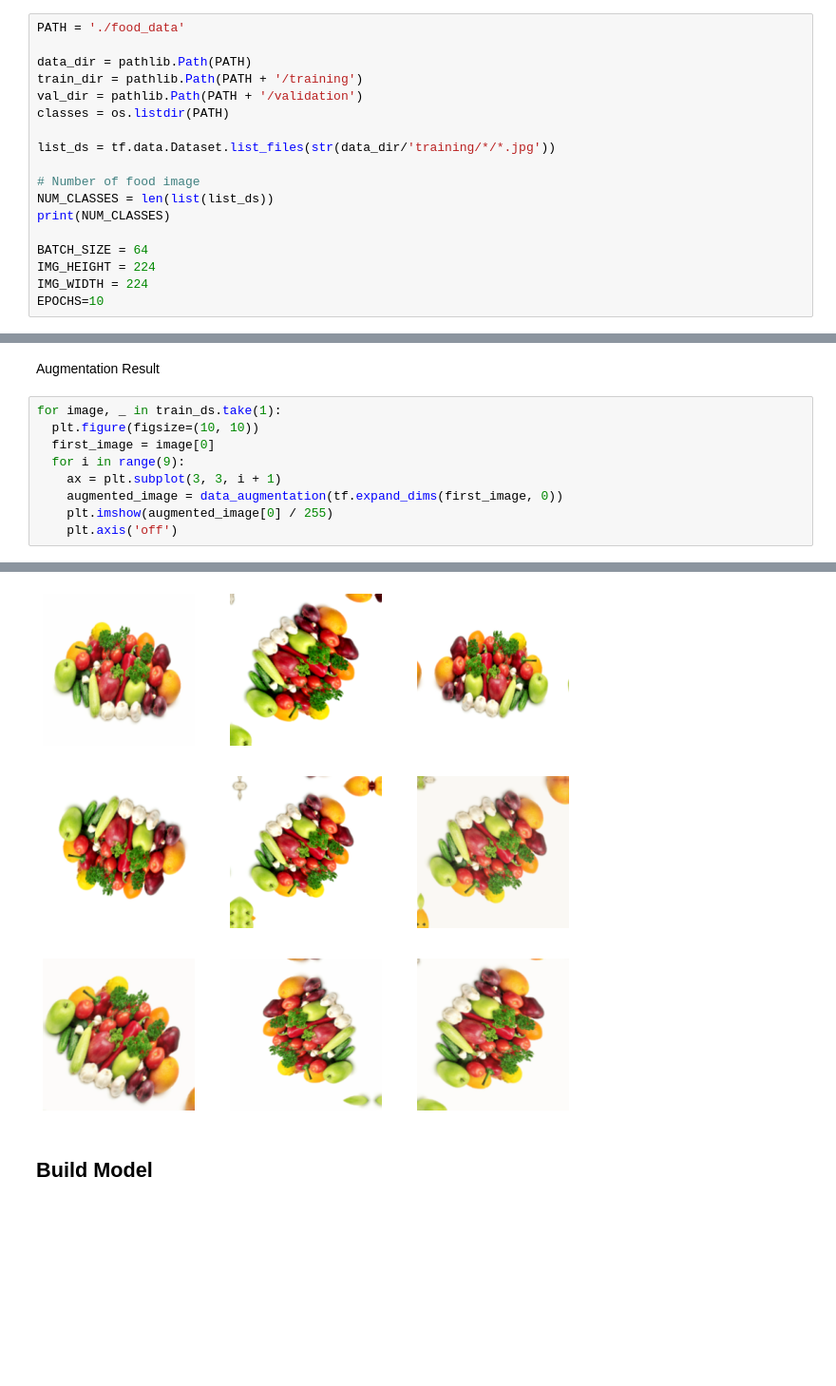
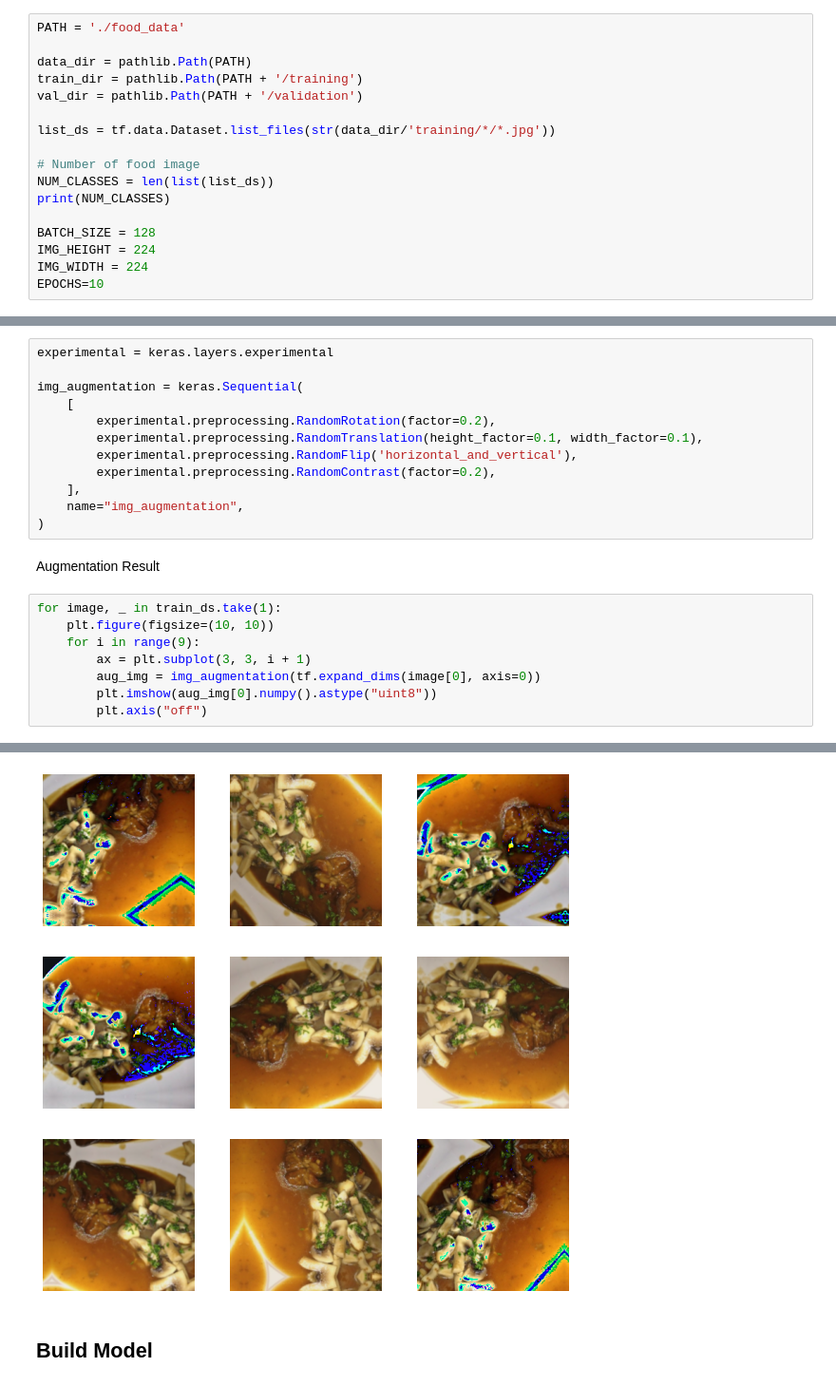
Before and after one commit to chiiida/food-classification, a Jupyter notebook: food_classification.ipynb, the cells around one changed output, grey strips where cells are left out. Shown at 95% size. Drawn from its saved outputs; the diff is of its cells as text; blank space fills up the shorter version.

```diff
--- a/food_classification.ipynb
+++ b/food_classification.ipynb
@@ -75,7 +75,6 @@ PATH = './food_data'
 data_dir = pathlib.Path(PATH)
 train_dir = pathlib.Path(PATH + '/training')
 val_dir = pathlib.Path(PATH + '/validation')
-classes = os.listdir(PATH)
 
 list_ds = tf.data.Dataset.list_files(str(data_dir/'training/*/*.jpg'))
 
@@ -83,7 +82,7 @@ list_ds = tf.data.Dataset.list_files(str(data_dir/'training/*/*.jpg'))
 NUM_CLASSES = len(list(list_ds))
 print(NUM_CLASSES)
 
-BATCH_SIZE = 64
+BATCH_SIZE = 128
 IMG_HEIGHT = 224
 IMG_WIDTH = 224
 EPOCHS=10
@@ -169,12 +161,23 @@ data_augmentation = tf.keras.Sequential([
+# %%
+experimental = keras.layers.experimental
+
+img_augmentation = keras.Sequential(
+    [
+        experimental.preprocessing.RandomRotation(factor=0.2),
+        experimental.preprocessing.RandomTranslation(height_factor=0.1, width_factor=0.1),
+        experimental.preprocessing.RandomFlip('horizontal_and_vertical'),
+        experimental.preprocessing.RandomContrast(factor=0.2),
+    ],
+    name="img_augmentation",
+)
 # %% [markdown]
 Augmentation Result
 # %%
 for image, _ in train_ds.take(1):
-  plt.figure(figsize=(10, 10))
-  first_image = image[0]
-  for i in range(9):
-    ax = plt.subplot(3, 3, i + 1)
-    augmented_image = data_augmentation(tf.expand_dims(first_image, 0))
-    plt.imshow(augmented_image[0] / 255)
-    plt.axis('off')
+    plt.figure(figsize=(10, 10))
+    for i in range(9):
+        ax = plt.subplot(3, 3, i + 1)
+        aug_img = img_augmentation(tf.expand_dims(image[0], axis=0))
+        plt.imshow(aug_img[0].numpy().astype("uint8"))
+        plt.axis("off")
 # %% [output]
@@ -185,4 +184,4 @@ Clipping input data to the valid range for imshow with RGB data ([0..1] for floa
-[figure, old version]
+[figure, new version]
 # %% [markdown]
 ## Build Model
 # %%
```
Also changed, not shown: parts of 10 cells of this notebook.
